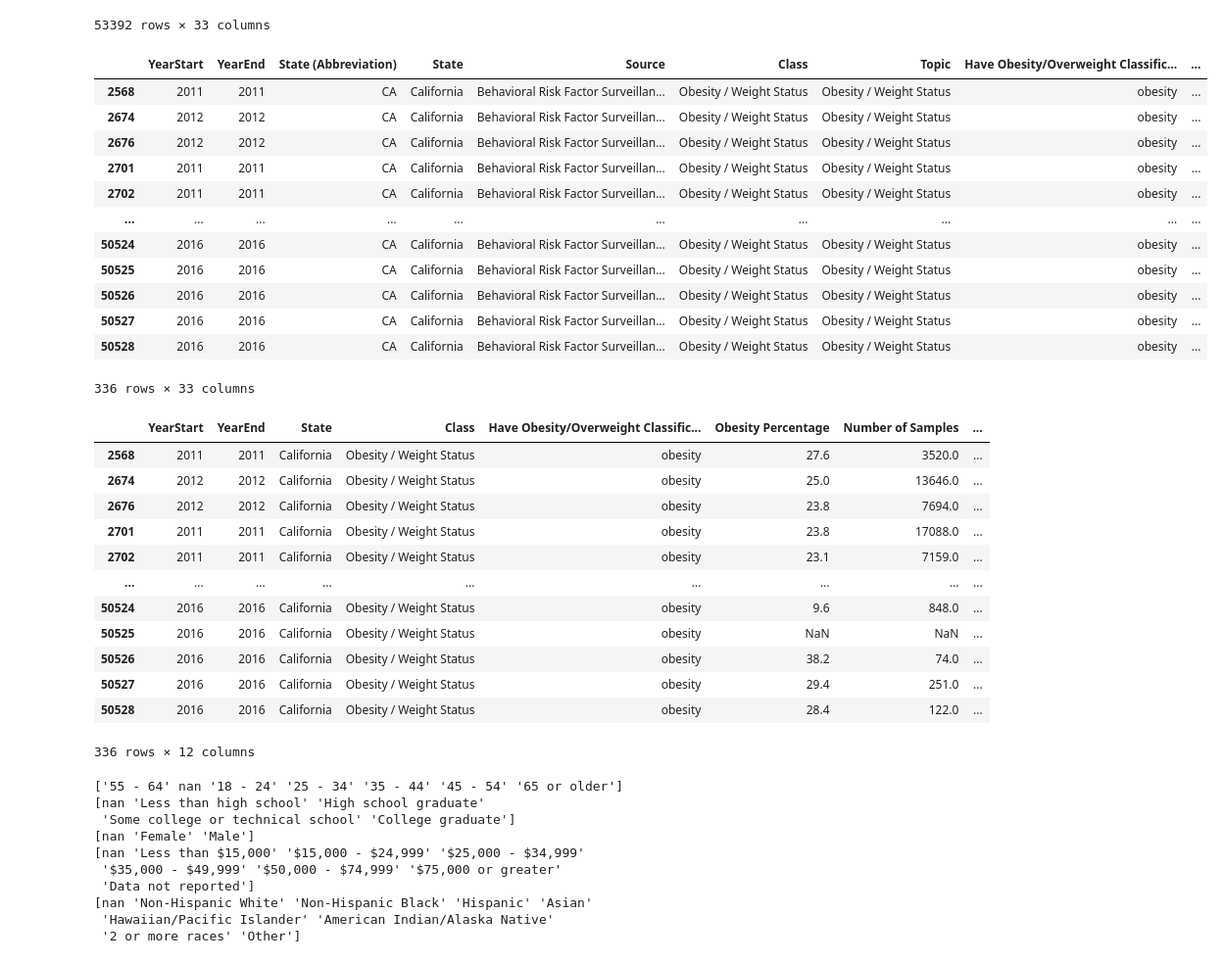
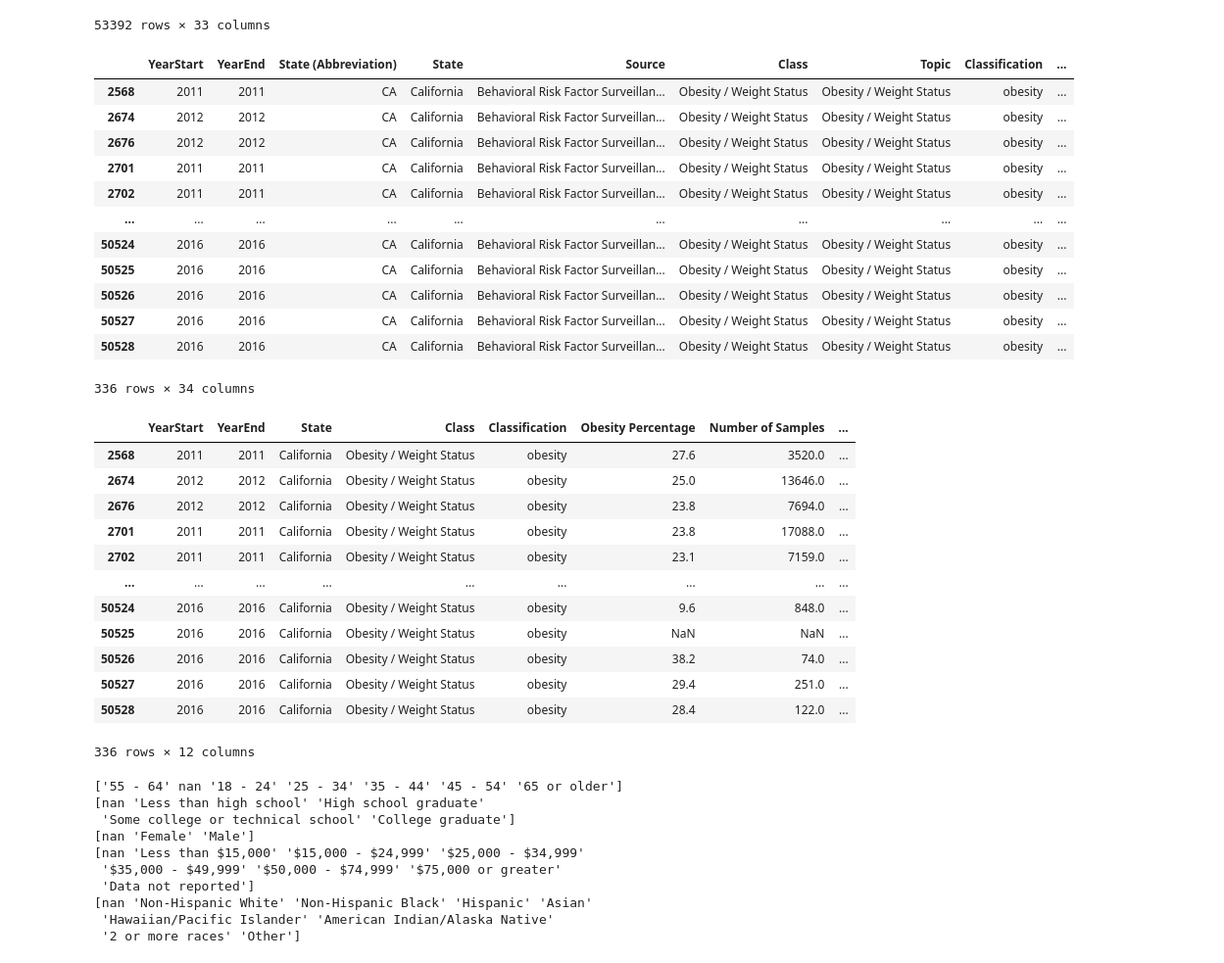
Before and after one commit to improvbutterfly/Fast-Food-Analysis-California, a Jupyter notebook: Analysis/Socioeconomic Status Data Cleaning.ipynb, the cells around one changed output. Shown: that part at 98% size. Cells and saved outputs as stored; diff of their text form; code cells hidden in the pictures.

```diff
--- a/Analysis/Socioeconomic Status Data Cleaning.ipynb
+++ b/Analysis/Socioeconomic Status Data Cleaning.ipynb
@@ -21,20 +22,20 @@ raw_socioeconomic_data_df
 # %%
 california_data = raw_socioeconomic_data_df.loc[((raw_socioeconomic_data_df["LocationDesc"] == "California")
                                                  & (raw_socioeconomic_data_df["Class"] == "Obesity / Weight Status"))]
 california_data = california_data.rename({"LocationAbbr":"State (Abbreviation)",
                         "LocationDesc":"State",
                         "Datasource":"Source",
-                        "Question":"Have Obesity/Overweight Classification",
+                        "Question":"Classification",
                         "Data_Value":"Obesity Percentage",
                         "Sample_Size":"Number of Samples",
                         "Education":"Level of Education"
                        }, axis='columns')
 
-california_data.loc[("have obesity" in string for string in california_data["Have Obesity/Overweight Classification"].astype("string")), "Have Obesity/Overweight Classification"] = "obesity"
+california_data.loc[("have obesity" in string for string in california_data["Classification"].astype("string")), "Have Obesity/Overweight Classification"] = "obesity"
 
 california_data
 # %% [output]
-|  | YearStart | YearEnd | State (Abbreviation) | State | Source | Class | Topic | Have Obesity/Overweight Classific... | ... |
+|  | YearStart | YearEnd | State (Abbreviation) | State | Source | Class | Topic | Classification | ... |
 | 2568 | 2011 | 2011 | CA | California | Behavioral Risk Factor Surveillan... | Obesity / Weight Status | Obesity / Weight Status | obesity | ... |
 | 2674 | 2012 | 2012 | CA | California | Behavioral Risk Factor Surveillan... | Obesity / Weight Status | Obesity / Weight Status | obesity | ... |
 | 2676 | 2012 | 2012 | CA | California | Behavioral Risk Factor Surveillan... | Obesity / Weight Status | Obesity / Weight Status | obesity | ... |
@@ -46,12 +47,12 @@ california_data
 | 50526 | 2016 | 2016 | CA | California | Behavioral Risk Factor Surveillan... | Obesity / Weight Status | Obesity / Weight Status | obesity | ... |
 | 50527 | 2016 | 2016 | CA | California | Behavioral Risk Factor Surveillan... | Obesity / Weight Status | Obesity / Weight Status | obesity | ... |
 | 50528 | 2016 | 2016 | CA | California | Behavioral Risk Factor Surveillan... | Obesity / Weight Status | Obesity / Weight Status | obesity | ... |
-336 rows × 33 columns
+336 rows × 34 columns
 # %%
-california_data = california_data[["YearStart", "YearEnd", "State", "Class","Have Obesity/Overweight Classification", "Obesity Percentage", "Number of Samples", "Age(years)", "Level of Education", "Gender", "Income", "Race/Ethnicity"]]
+california_data = california_data[["YearStart", "YearEnd", "State", "Class","Classification", "Obesity Percentage", "Number of Samples", "Age(years)", "Level of Education", "Gender", "Income", "Race/Ethnicity"]]
 california_data
 # %% [output]
-|  | YearStart | YearEnd | State | Class | Have Obesity/Overweight Classific... | Obesity Percentage | Number of Samples | ... |
+|  | YearStart | YearEnd | State | Class | Classification | Obesity Percentage | Number of Samples | ... |
 | 2568 | 2011 | 2011 | California | Obesity / Weight Status | obesity | 27.6 | 3520.0 | ... |
 | 2674 | 2012 | 2012 | California | Obesity / Weight Status | obesity | 25.0 | 13646.0 | ... |
 | 2676 | 2012 | 2012 | California | Obesity / Weight Status | obesity | 23.8 | 7694.0 | ... |
```
Also changed, not shown: parts of 17 cells of this notebook, 10 other files.
